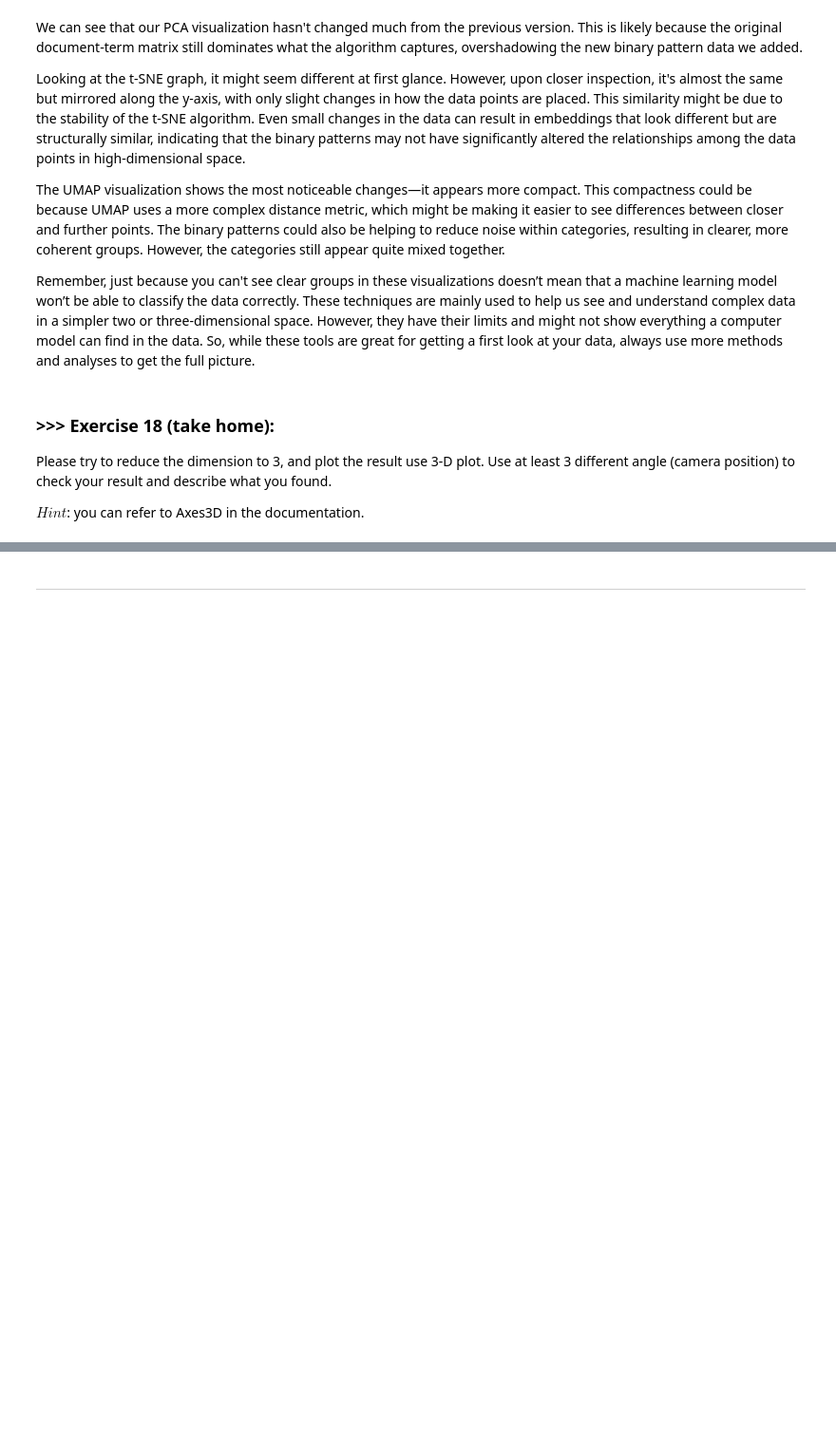
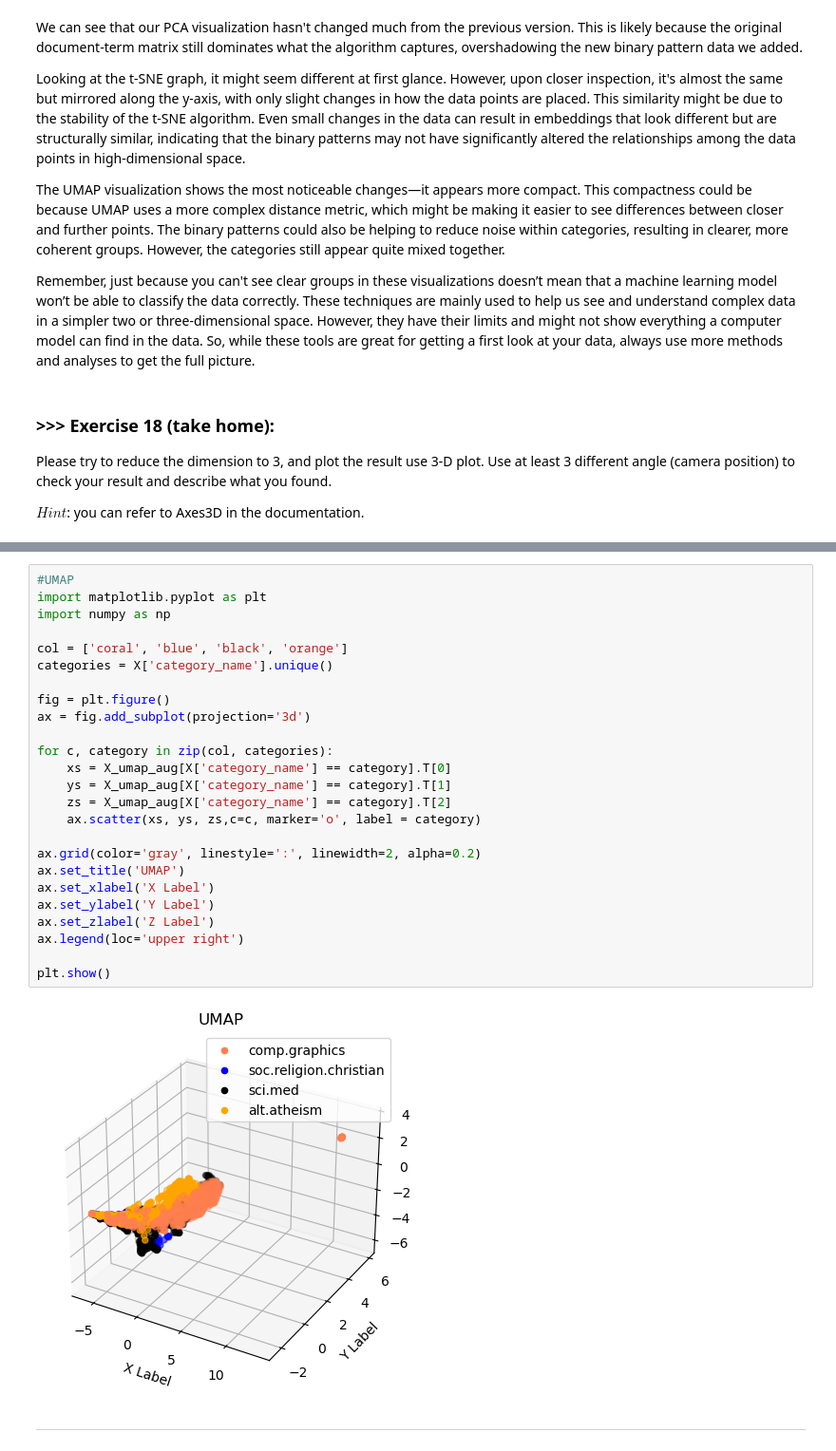
Before and after one commit to dennisyong/DM2024-Lab1-Master, a Jupyter notebook: DM2024-Lab1-Master.ipynb, the cells around one changed output, grey strips where cells are left out. Shown at 95% size. Saved outputs shown, nothing was run; the diff lists cells and outputs as text; blank space fills up the shorter version.

```diff
--- a/DM2024-Lab1-Master.ipynb
+++ b/DM2024-Lab1-Master.ipynb
@@ -1991,3 +2101,30 @@ $Hint$: you can refer to Axes3D in the documentation.
+# %%
+#UMAP
+import matplotlib.pyplot as plt
+import numpy as np
+
+col = ['coral', 'blue', 'black', 'orange']
+categories = X['category_name'].unique()
+
+fig = plt.figure()
+ax = fig.add_subplot(projection='3d')
+
+for c, category in zip(col, categories):
+    xs = X_umap_aug[X['category_name'] == category].T[0]
+    ys = X_umap_aug[X['category_name'] == category].T[1]
+    zs = X_umap_aug[X['category_name'] == category].T[2]
+    ax.scatter(xs, ys, zs,c=c, marker='o', label = category)
+
+ax.grid(color='gray', linestyle=':', linewidth=2, alpha=0.2)
+ax.set_title('UMAP')
+ax.set_xlabel('X Label')
+ax.set_ylabel('Y Label')
+ax.set_zlabel('Z Label')
+ax.legend(loc='upper right')
+
+plt.show()
+# %% [output]
+[figure, added]
 # %% [markdown]
 ---
 # %% [markdown]
```
Also changed, not shown: parts of 16 cells of this notebook, 4 other files.
